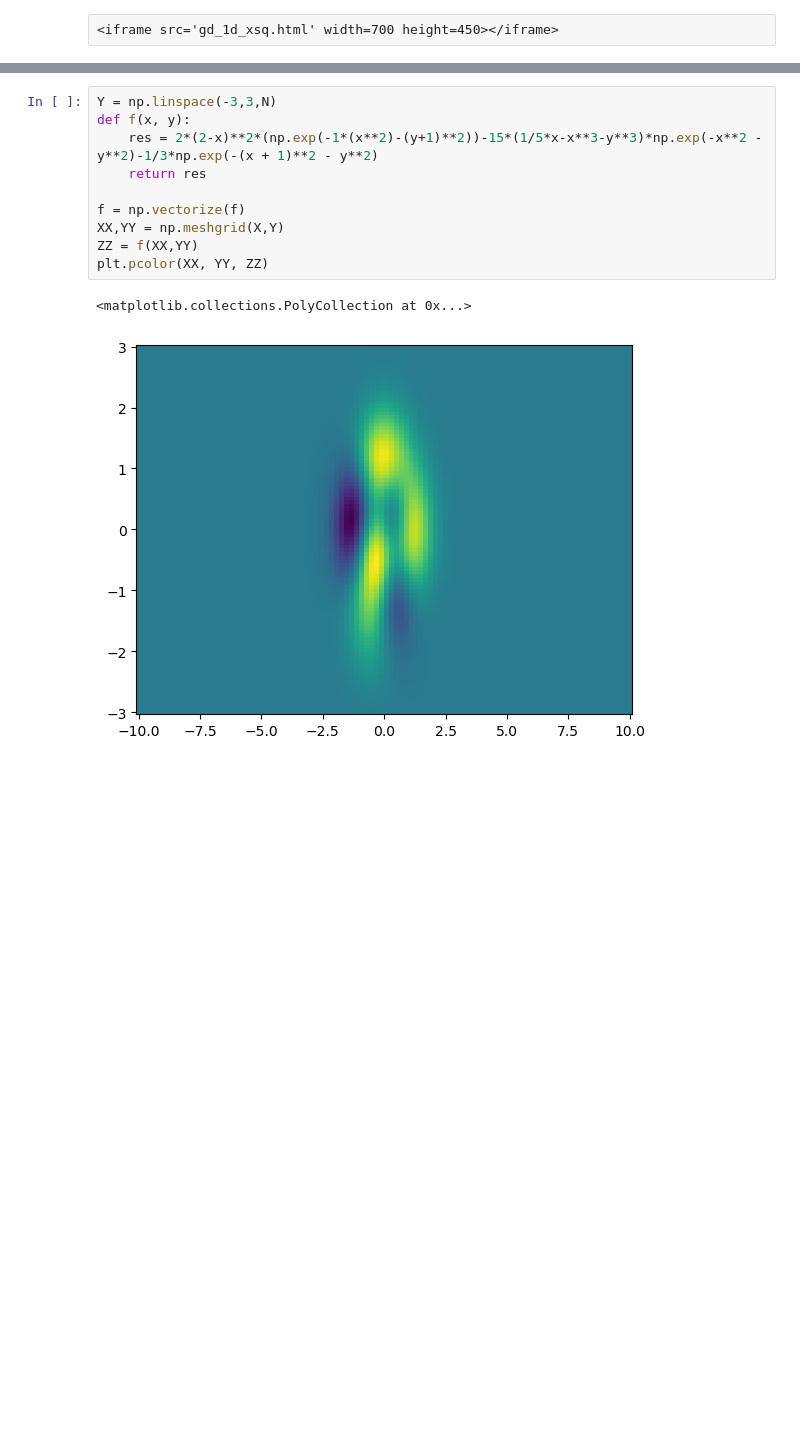
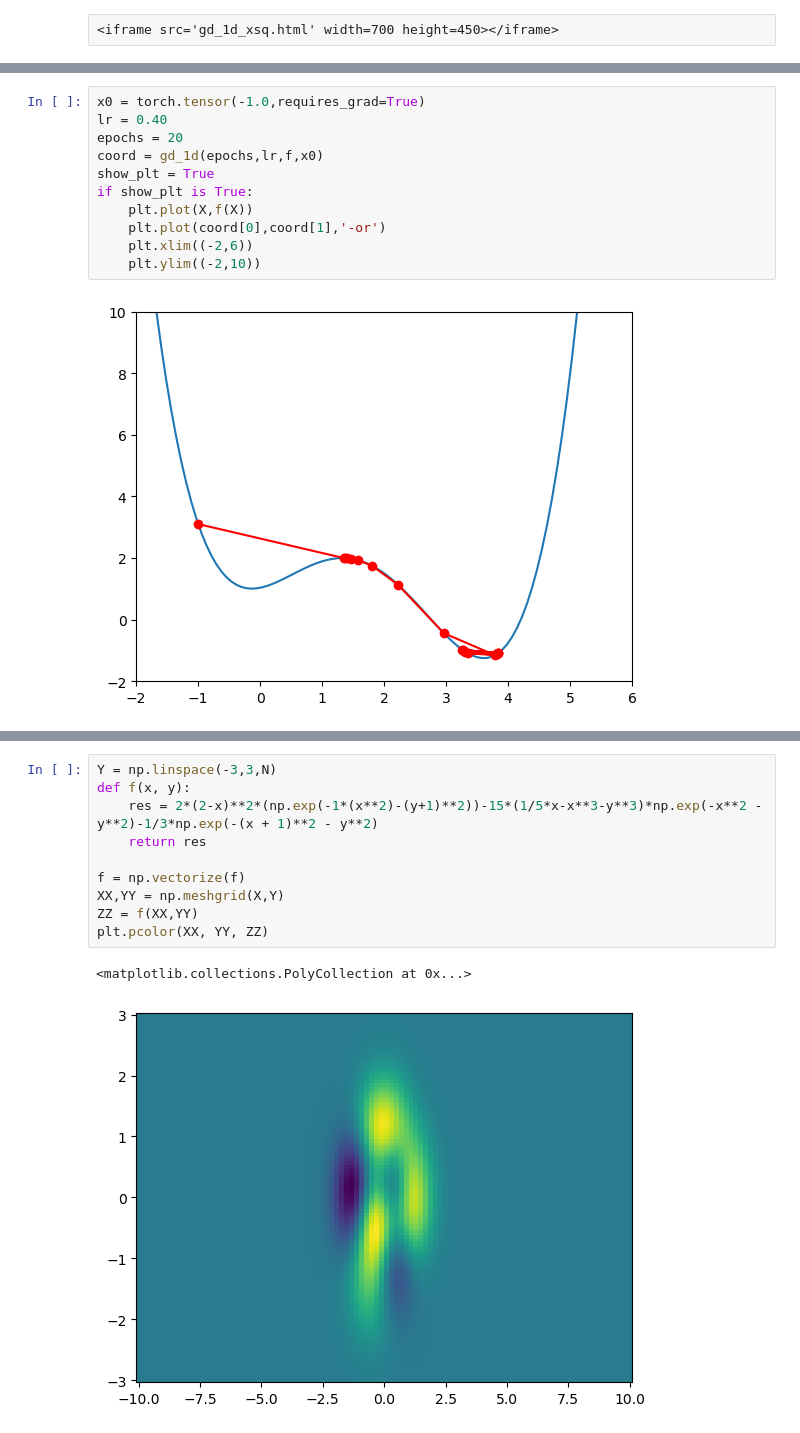
Before and after one commit to LinusLach/Blog, a Jupyter notebook: posts/post-with-code/Pytorch/Post_02.ipynb, the cells around one changed output, grey strips where cells are left out. Saved outputs shown, nothing was run; the diff lists cells and outputs as text; blank space fills up the shorter version.

```diff
--- a/posts/post-with-code/Pytorch/Post_02.ipynb
+++ b/posts/post-with-code/Pytorch/Post_02.ipynb
@@ -61,0 +78,13 @@ coord = gd_1d(epochs,lr,f,x0)
+# %%
+x0 = torch.tensor(-1.0,requires_grad=True)
+lr = 0.40
+epochs = 20
+coord = gd_1d(epochs,lr,f,x0)
+show_plt = True
+if show_plt is True:
+    plt.plot(X,f(X))
+    plt.plot(coord[0],coord[1],'-or')
+    plt.xlim((-2,6))
+    plt.ylim((-2,10))
+# %% [output]
+[figure, added]
```
Also changed, not shown: parts of 5 cells of this notebook, 11 other files.
